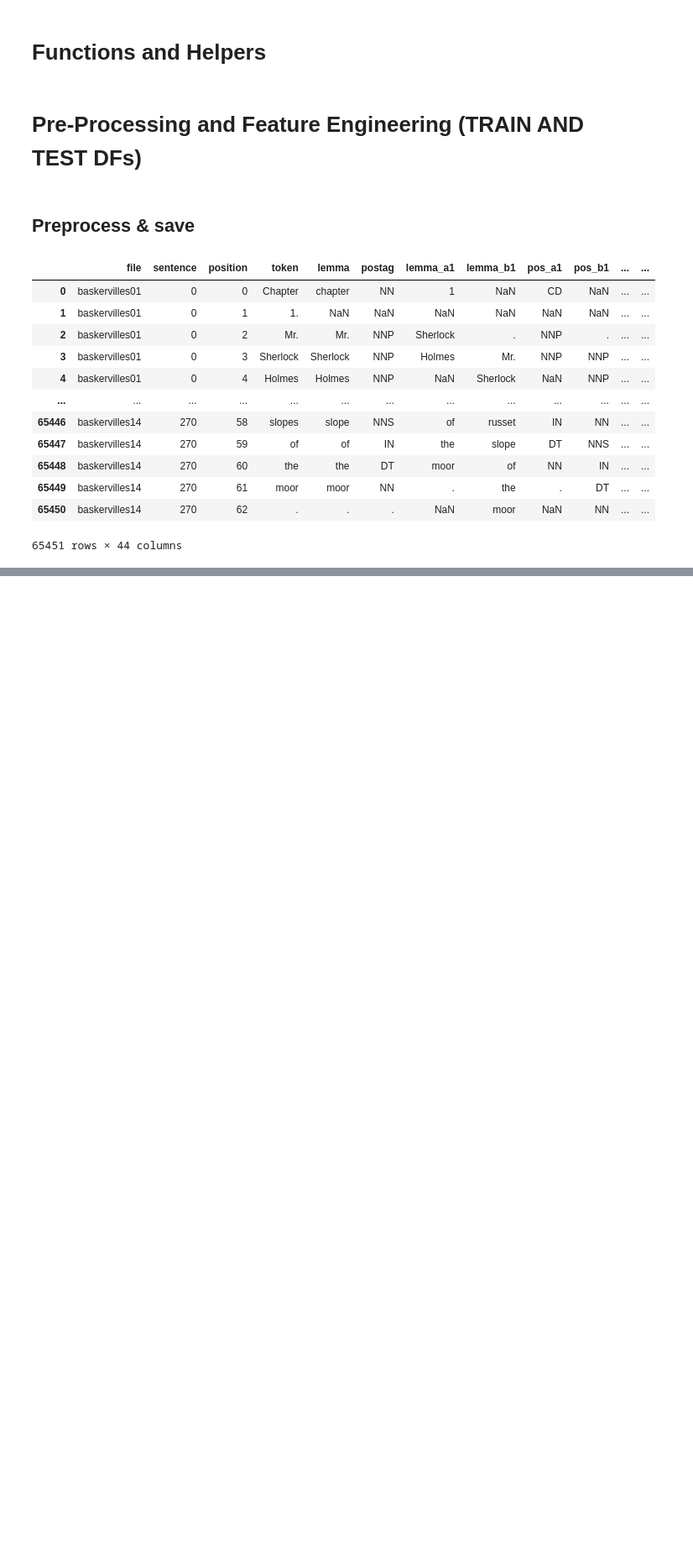
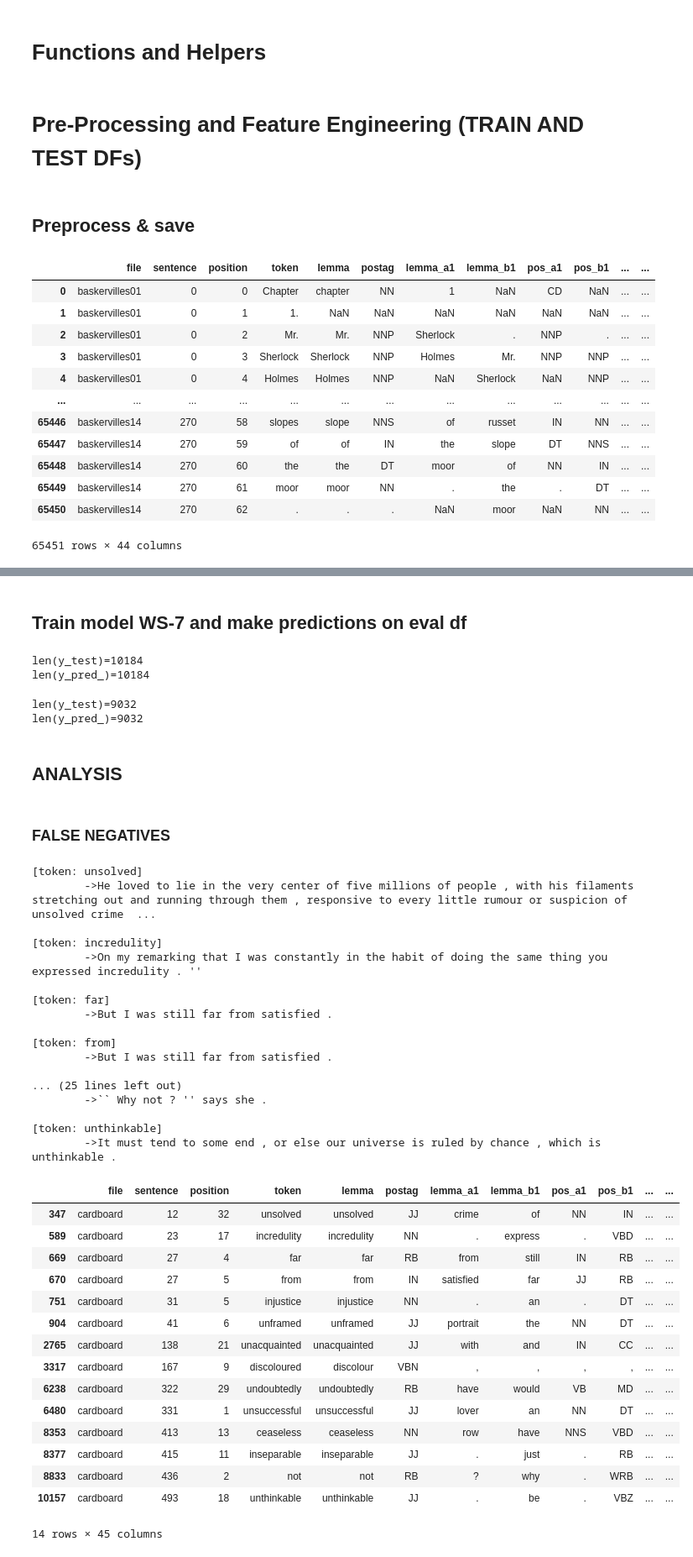
Before and after one commit to martinpucheuaviles/AppliedTextMining, a Jupyter notebook: crf_negation_cue_w9.ipynb, the cells around one changed output, grey strips where cells are left out. Shown at 84% size. Drawn from its saved outputs; the diff is of its cells as text; code cells hidden in the pictures; blank space fills up the shorter version.

```diff
--- a/crf_negation_cue_w9.ipynb
+++ b/crf_negation_cue_w9.ipynb
@@ -739,0 +755,77 @@ eval_df_1[['sentence','position','pos_a8']].head(15)
+# %% [markdown]
+## Train model WS-7 and make predictions on eval df
+# %%
+X_train_w7, y_train = dataframe2features(train_df,window=7)
+X_dev1_w7,  y_dev1  = dataframe2features(eval_df_1,window=7)
+X_dev2_w7,  y_dev2  = dataframe2features(eval_df_2,window=7)
+
+model_eval1, _ = train_crf_and_predict(X_train_w7, y_train, X_dev1_w7, eval_df_1['negCue'],verbose=False)
+model_eval2, _ = train_crf_and_predict(X_train_w7, y_train, X_dev2_w7, eval_df_2['negCue'],verbose=False)
+
+y_pred1 = model_eval1.predict(X_dev1_w7)
+y_pred1_ = []
+
+for sentence_preds in y_pred1:
+    y_pred1_.extend(sentence_preds)
+
+eval_df_1['pred'] = y_pred1_
+eval_df_1 = eval_df_1.astype({'negCue': str})
+
+""" -------------------------------------------------"""
+
+y_pred2 = model_eval2.predict(X_dev2_w7)
+y_pred2_ = []
+
+for sentence_preds in y_pred2:
+    y_pred2_.extend(sentence_preds)
+
+eval_df_2['pred'] = y_pred2_
+eval_df_2 = eval_df_2.astype({'negCue': str})
+# %% [output]
+len(y_test)=10184
+len(y_pred_)=10184
+len(y_test)=9032
+len(y_pred_)=9032
+# %% [markdown]
+## ANALYSIS
+# %% [markdown]
+### FALSE NEGATIVES
+# %%
+""" ###############       EVAL 1        #####################  """
+dv1_fn = eval_df_1.loc[ ( (eval_df_1['negCue'] == '1') & ((eval_df_1['pred']== '0') |(eval_df_1['pred']== '2')) ) | (eval_df_1['negCue'] == '2') & ((eval_df_1['pred']== '0') |(eval_df_1['pred']== '1') )]
+get_sentences2(eval_df_1, dv1_fn)
+dv1_fn
+# %% [output]
+[token: unsolved]
+        ->He loved to lie in the very center of five millions of people , with his filaments stretching out and running through them , responsive to every little rumour or suspicion of unsolved crime  ...
+
+[token: incredulity]
+        ->On my remarking that I was constantly in the habit of doing the same thing you expressed incredulity . ''
+
+[token: far]
+        ->But I was still far from satisfied .
+
+[token: from]
+        ->But I was still far from satisfied .
+
+... (25 lines left out)
+        ->`` Why not ? '' says she .
+
+[token: unthinkable]
+        ->It must tend to some end , or else our universe is ruled by chance , which is unthinkable .
+|  | file | sentence | position | token | lemma | postag | lemma_a1 | lemma_b1 | pos_a1 | pos_b1 | ... | ... |
+| 347 | cardboard | 12 | 32 | unsolved | unsolved | JJ | crime | of | NN | IN | ... | ... |
+| 589 | cardboard | 23 | 17 | incredulity | incredulity | NN | . | express | . | VBD | ... | ... |
+| 669 | cardboard | 27 | 4 | far | far | RB | from | still | IN | RB | ... | ... |
+| 670 | cardboard | 27 | 5 | from | from | IN | satisfied | far | JJ | RB | ... | ... |
+| 751 | cardboard | 31 | 5 | injustice | injustice | NN | . | an | . | DT | ... | ... |
+| 904 | cardboard | 41 | 6 | unframed | unframed | JJ | portrait | the | NN | DT | ... | ... |
+| 2765 | cardboard | 138 | 21 | unacquainted | unacquainted | JJ | with | and | IN | CC | ... | ... |
+| 3317 | cardboard | 167 | 9 | discoloured | discolour | VBN | , | , | , | , | ... | ... |
+| 6238 | cardboard | 322 | 29 | undoubtedly | undoubtedly | RB | have | would | VB | MD | ... | ... |
+| 6480 | cardboard | 331 | 1 | unsuccessful | unsuccessful | JJ | lover | an | NN | DT | ... | ... |
+| 8353 | cardboard | 413 | 13 | ceaseless | ceaseless | NN | row | have | NNS | VBD | ... | ... |
+| 8377 | cardboard | 415 | 11 | inseparable | inseparable | JJ | . | just | . | RB | ... | ... |
+| 8833 | cardboard | 436 | 2 | not | not | RB | ? | why | . | WRB | ... | ... |
+| 10157 | cardboard | 493 | 18 | unthinkable | unthinkable | JJ | . | be | . | VBZ | ... | ... |
+14 rows × 45 columns
```
Also changed, not shown: parts of 51 cells of this notebook, 1 other file.
